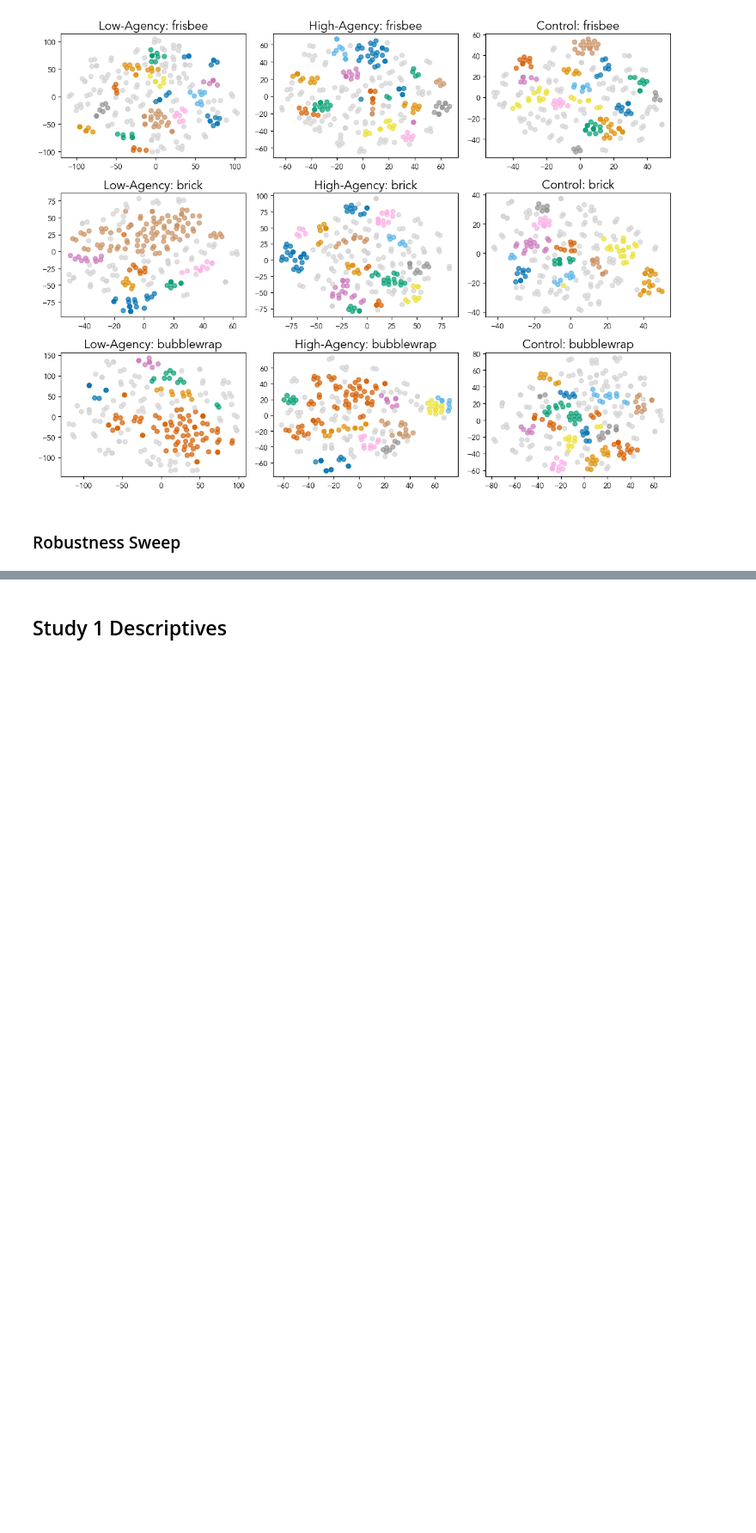
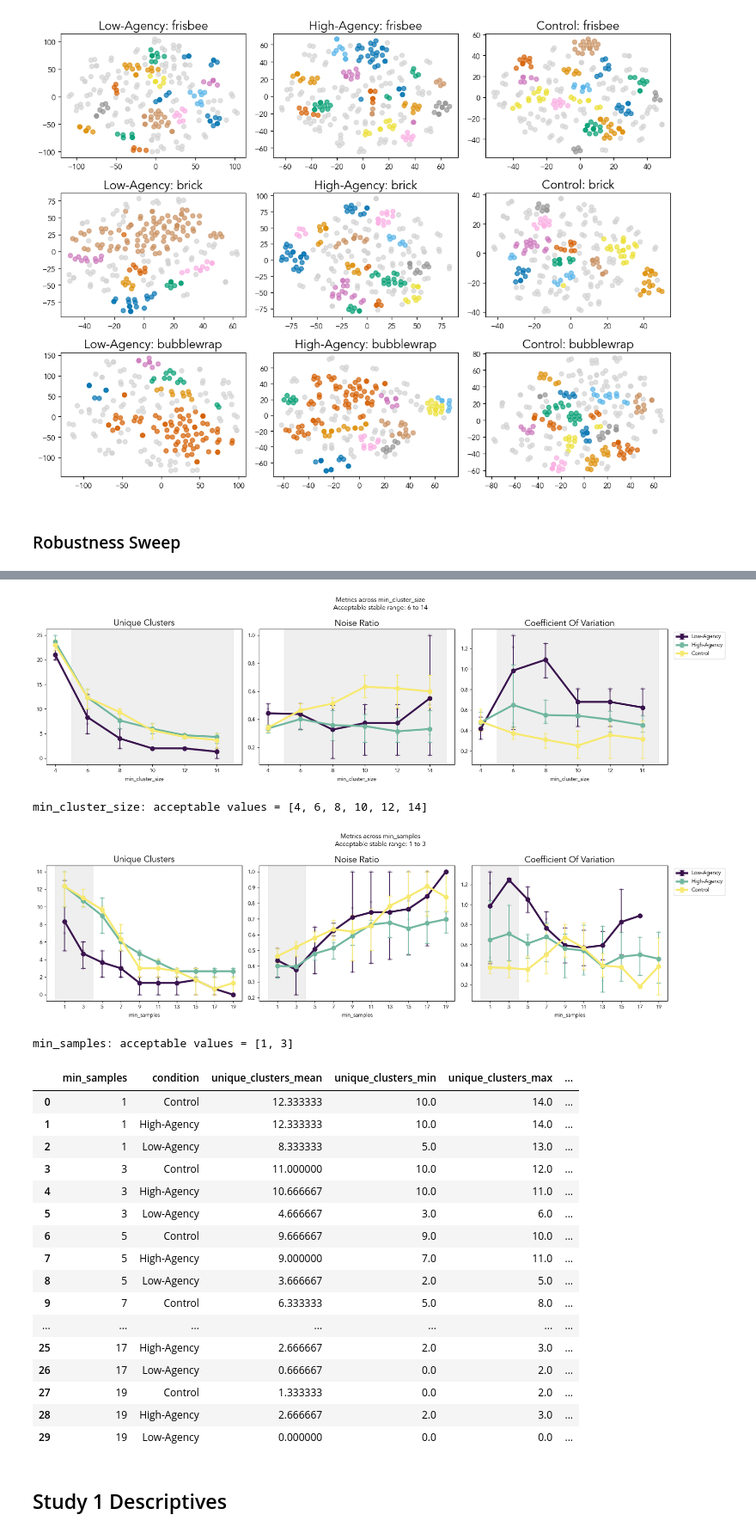
Before and after one commit to sarahhannahwu/idea_generation, a Jupyter notebook: analyses/iriss/clustering.ipynb, the cells around one changed output, grey strips where cells are left out. Shown at 86% size. Saved outputs shown, nothing was run; the diff lists cells and outputs as text; code cells hidden in the pictures; blank space fills up the shorter version.

Commit message:
robustness sweep

```diff
--- a/analyses/iriss/clustering.ipynb
+++ b/analyses/iriss/clustering.ipynb
@@ -404,3 +453,70 @@ plot_metric_sweep(
+# %%
+MAX_NOISE_RATIO = 0.50
+
+
+def acceptable_parameter_values(data, x):
+    condition_metrics = data.groupby(
+        [x, 'condition'], as_index=False
+    )[['noise_ratio', 'unique_clusters']].mean()
+    overall_metrics = condition_metrics.groupby(x).agg(
+        overall_mean_noise=('noise_ratio', 'mean'),
+        overall_mean_clusters=('unique_clusters', 'mean')
+    )
+    acceptable = overall_metrics[
+        (overall_metrics['overall_mean_noise'] <= MAX_NOISE_RATIO) &
+        (overall_metrics['overall_mean_clusters'] >= MIN_UNIQUE_CLUSTERS)
+    ]
+    return sorted(acceptable.index.tolist())
+
+
+plot_metric_sweep(
+    sweep_results[
+        (sweep_results['min_samples'] == 1) &
+        (sweep_results['cluster_selection_epsilon'] == 0.25)
+    ],
+    'min_cluster_size',
+    'Metrics across min_cluster_size'
+)
+
+plot_metric_sweep(
+    sweep_results[
+        (sweep_results['min_cluster_size'] == 6) &
+        (sweep_results['cluster_selection_epsilon'] == 0.25)
+    ],
+    'min_samples',
+    'Metrics across min_samples'
+)
+
+# plot_metric_sweep(
+#     sweep_results[
+#         (sweep_results['min_cluster_size'] == 6) &
+#         (sweep_results['min_samples'] == 1)
+#     ],
+#     'cluster_selection_epsilon',
+#     'Metrics across cluster_selection_epsilon'
+# )
+# %% [output]
+[figure, added]
+min_cluster_size: acceptable values = [4, 6, 8, 10, 12, 14]
+[figure, added]
+min_samples: acceptable values = [1, 3]
+|  | min_samples | condition | unique_clusters_mean | unique_clusters_min | unique_clusters_max | ... |
+| 0 | 1 | Control | 12.333333 | 10.0 | 14.0 | ... |
+| 1 | 1 | High-Agency | 12.333333 | 10.0 | 14.0 | ... |
+| 2 | 1 | Low-Agency | 8.333333 | 5.0 | 13.0 | ... |
+| 3 | 3 | Control | 11.000000 | 10.0 | 12.0 | ... |
+| 4 | 3 | High-Agency | 10.666667 | 10.0 | 11.0 | ... |
+| 5 | 3 | Low-Agency | 4.666667 | 3.0 | 6.0 | ... |
+| 6 | 5 | Control | 9.666667 | 9.0 | 10.0 | ... |
+| 7 | 5 | High-Agency | 9.000000 | 7.0 | 11.0 | ... |
+| 8 | 5 | Low-Agency | 3.666667 | 2.0 | 5.0 | ... |
+| 9 | 7 | Control | 6.333333 | 5.0 | 8.0 | ... |
+| ... | ... | ... | ... | ... | ... | ... |
+| 25 | 17 | High-Agency | 2.666667 | 2.0 | 3.0 | ... |
+| 26 | 17 | Low-Agency | 0.666667 | 0.0 | 2.0 | ... |
+| 27 | 19 | Control | 1.333333 | 0.0 | 2.0 | ... |
+| 28 | 19 | High-Agency | 2.666667 | 2.0 | 3.0 | ... |
+| 29 | 19 | Low-Agency | 0.000000 | 0.0 | 0.0 | ... |
 # %% [markdown]
 ## Study 1 Descriptives
 # %%
```
Also changed, not shown: parts of 1 cell of this notebook, 1 other file.
